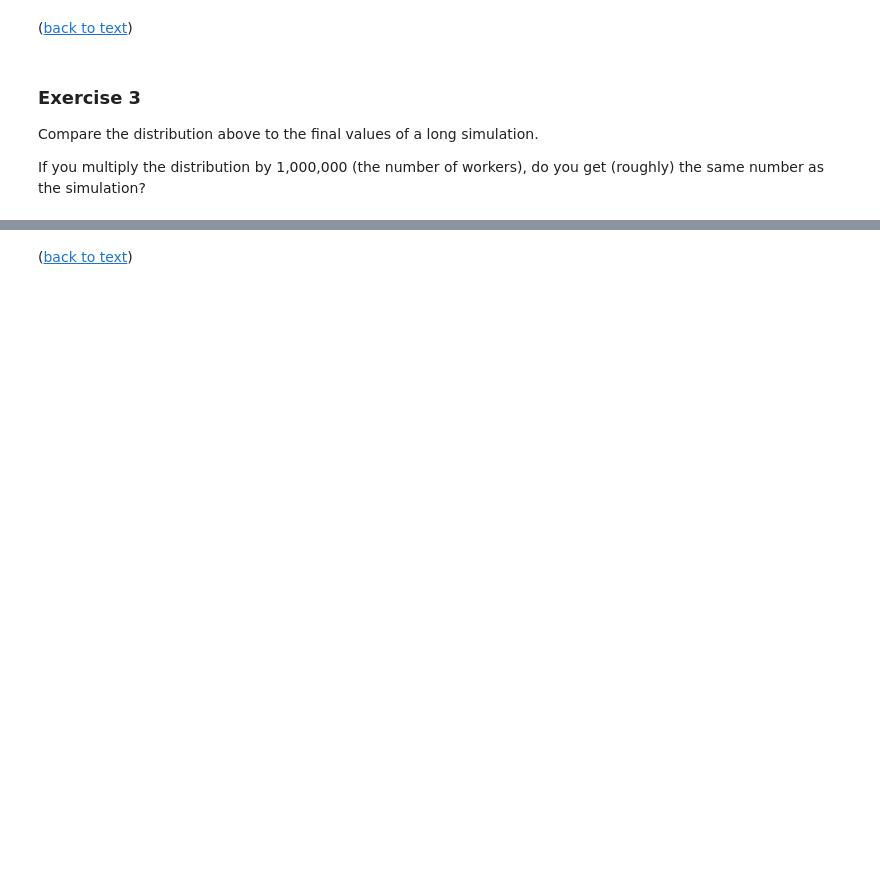
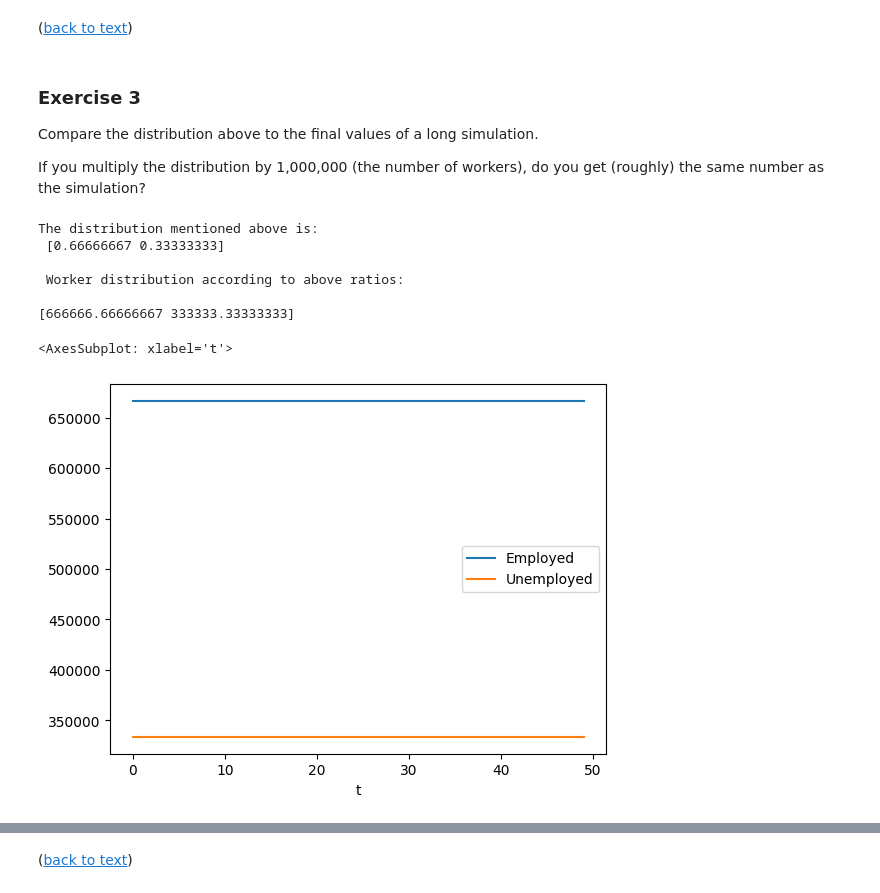
Before and after one commit to ramanjeetsaini/learning, a Jupyter notebook: pandas/applied_linalg.ipynb, the cells around one changed output, grey strips where cells are left out. Cells and saved outputs as stored; diff of their text form; code cells hidden in the pictures; blank space fills up the shorter version.

```diff
--- a/pandas/applied_linalg.ipynb
+++ b/pandas/applied_linalg.ipynb
@@ -705,3 +896,27 @@ Compare the distribution above to the final values of a long simulation.
 If you multiply the distribution by 1,000,000 (the number of workers), do you get (roughly) the same number as the simulation?
 # %%
 # your code here
+print("The distribution mentioned above is: \n",dist)
+x1 = np.array([1000000,1000000]*dist)
+print("\n Worker distribution according to above ratios: \n")
+print(x1)
+
+def plot_simulation(x1, A, T=100):
+    X = simulate(x1, A, T)
+    fig, ax = plt.subplots()
+    ax.plot(X[:, 0])
+    ax.plot(X[:, 1])
+    ax.set_xlabel("t")
+    ax.legend(["Employed", "Unemployed"])
+    return ax
+
+plot_simulation(x1, A, 50)
+# %% [output]
+The distribution mentioned above is:
+ [0.66666667 0.33333333]
+
+ Worker distribution according to above ratios:
+
+[666666.66666667 333333.33333333]
+<AxesSubplot: xlabel='t'>
+[figure, added]
```
Also changed, not shown: parts of 26 cells of this notebook, 2 other files.
